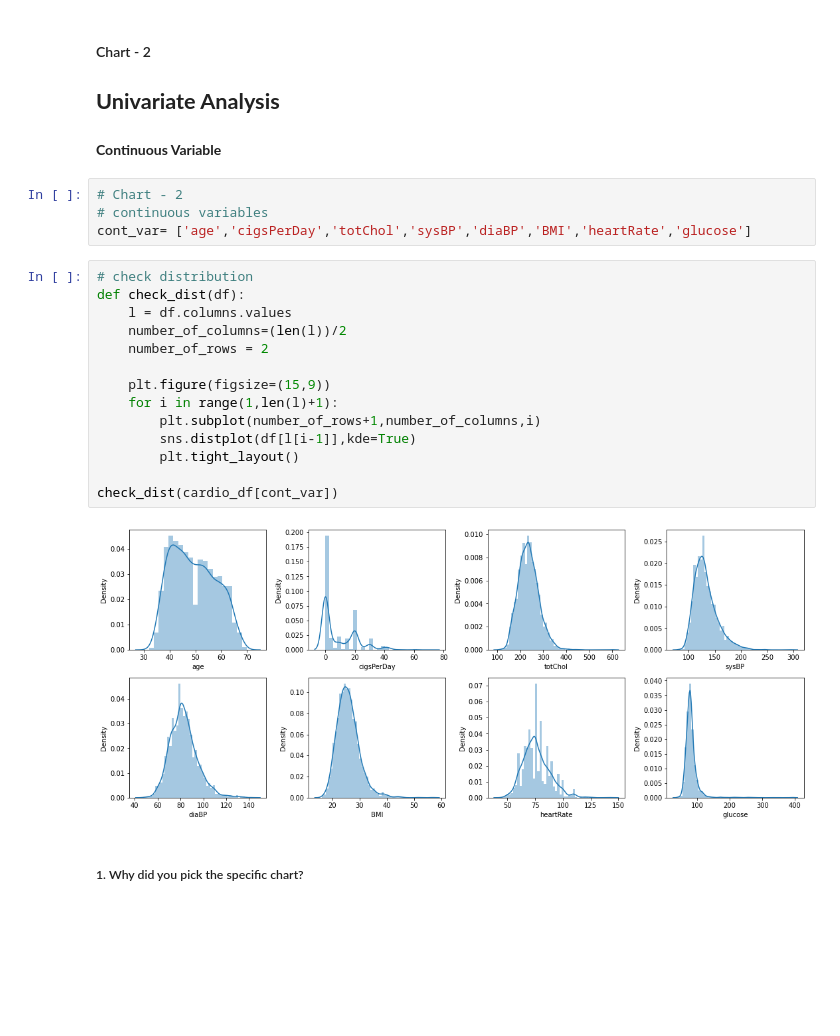
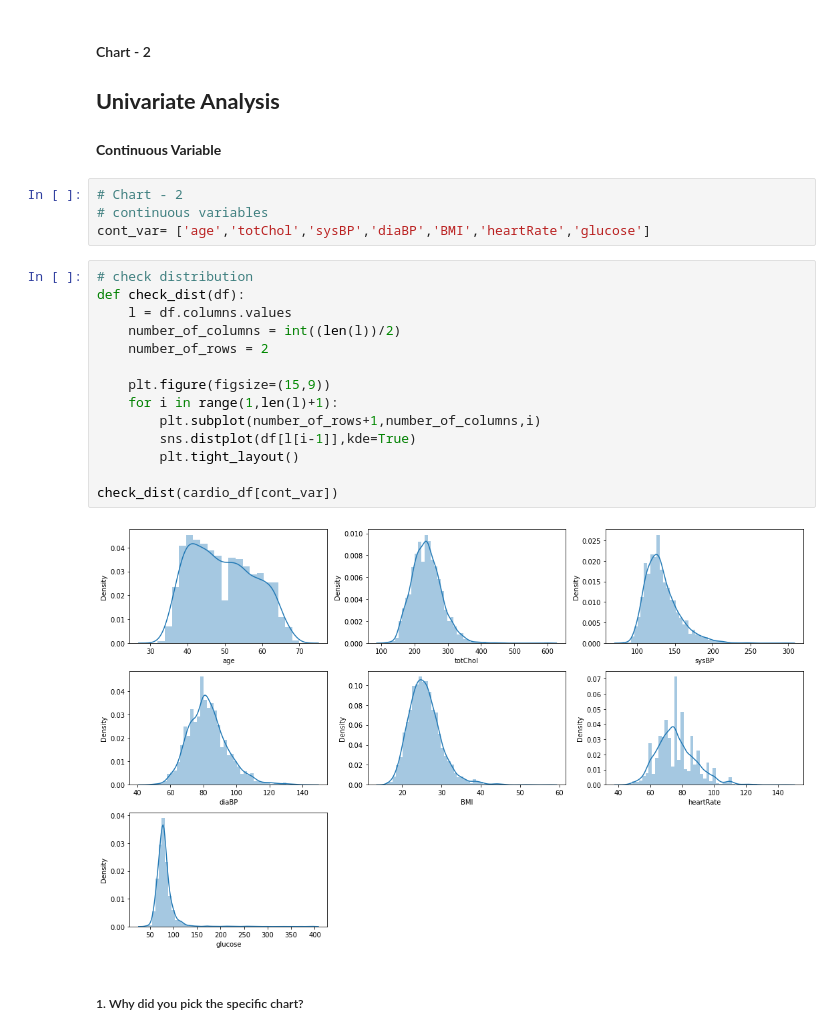
Before and after one commit to sakshantG/Cardiovascular_Risk_Prediction, a Jupyter notebook: Cardio_Vascular_Risk_Prediction_.ipynb, the cells around one changed output. Drawn from its saved outputs; the diff is of its cells as text; blank space fills up the shorter version.

```diff
--- a/Cardio_Vascular_Risk_Prediction_.ipynb
+++ b/Cardio_Vascular_Risk_Prediction_.ipynb
@@ -512,23 +476,23 @@ Above insights lead to negative growth because we can see the target variable di
 # %%
 # Chart - 2
 # continuous variables
-cont_var= ['age','cigsPerDay','totChol','sysBP','diaBP','BMI','heartRate','glucose']
+cont_var= ['age','totChol','sysBP','diaBP','BMI','heartRate','glucose']
 # %%
 # check distribution
 def check_dist(df):
     l = df.columns.values
-    number_of_columns=(len(l))/2
+    number_of_columns = int((len(l))/2)
     number_of_rows = 2
 
     plt.figure(figsize=(15,9))
     for i in range(1,len(l)+1):
         plt.subplot(number_of_rows+1,number_of_columns,i)
         sns.distplot(df[l[i-1]],kde=True)
         plt.tight_layout()
 
 check_dist(cardio_df[cont_var])
 # %% [output]
-[figure, old version]
+[figure, new version]
 # %% [markdown]
 ##### 1. Why did you pick the specific chart?
 # %% [markdown]
```
Also changed, not shown: parts of 201 cells of this notebook.
